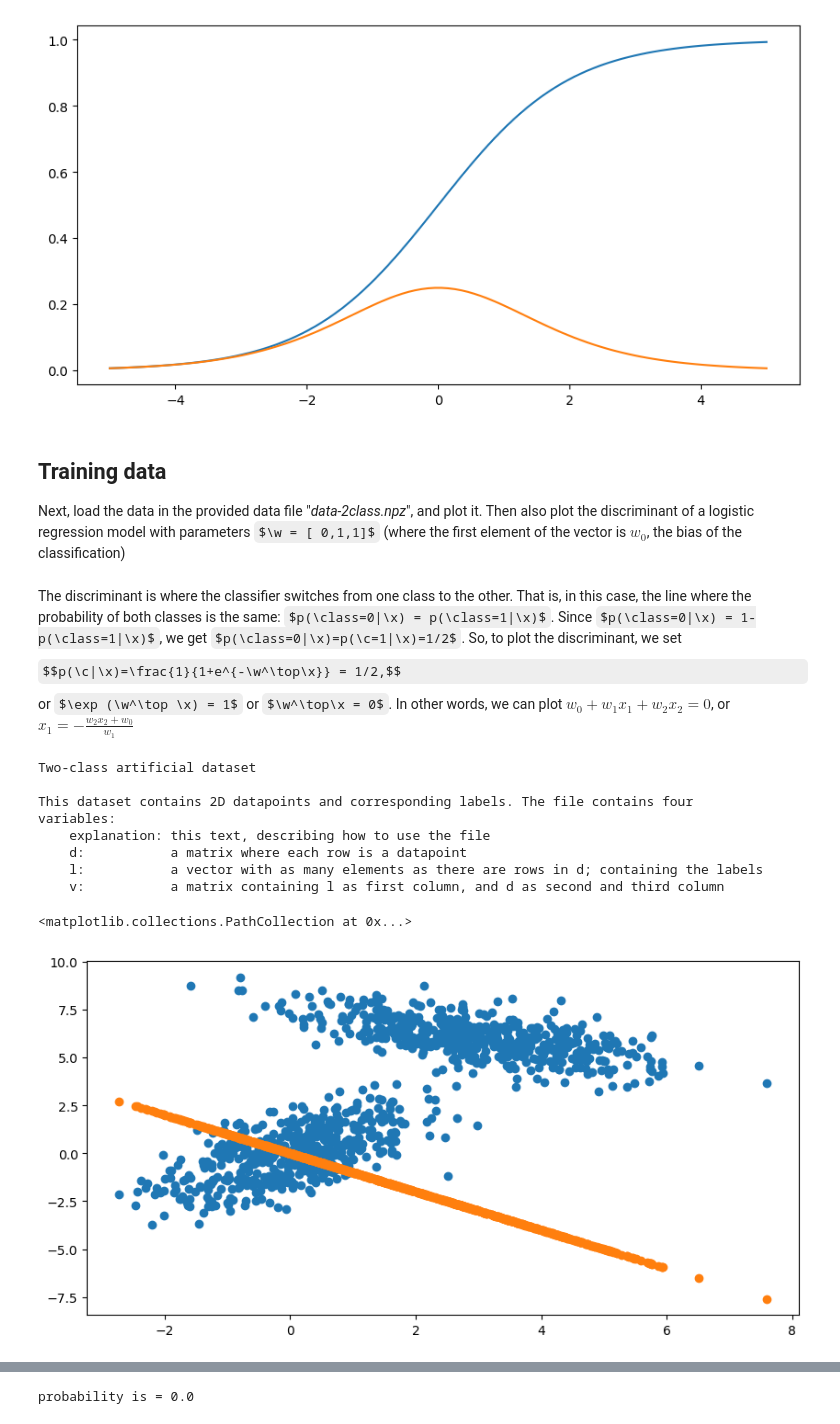
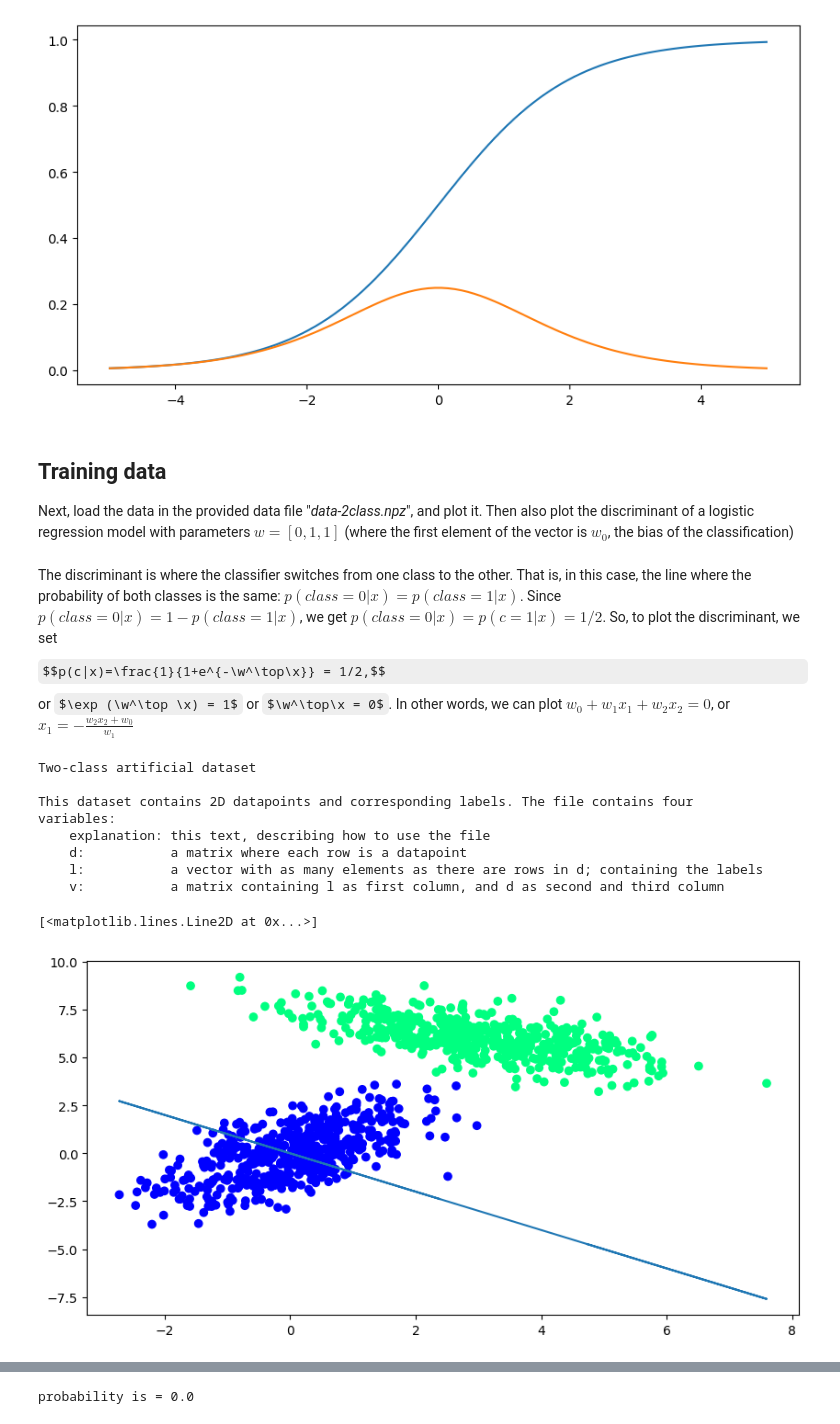
Before and after one commit to masterkram/ut-machine-learning-labs, a Jupyter notebook: Lab 2 - Handout 2023.ipynb, the cells around one changed output, grey strips where cells are left out. Drawn from its saved outputs; the diff is of its cells as text; code cells hidden in the pictures; some formulas as TeX source.

```diff
--- a/Lab 2 - Handout 2023.ipynb
+++ b/Lab 2 - Handout 2023.ipynb
@@ -69,33 +69,38 @@ plt.plot(x,y_prime)
 # %% [markdown]
 ## Training data
 
-Next, load the data in the provided data file "*data-2class.npz*", and plot it. Then also plot the discriminant of a logistic regression model with parameters $\w = [ 0,1,1]$ (where the first element of the vector is $w_0$, the bias of the classification)
+Next, load the data in the provided data file "*data-2class.npz*", and plot it. Then also plot the discriminant of a logistic regression model with parameters $w = [0,1,1]$ (where the first element of the vector is $w_0$, the bias of the classification)
 # %% [markdown]
-The discriminant is where the classifier switches from one class to the other. That is, in this case, the line where the probability of both classes is the same: $p(\class=0|\x) = p(\class=1|\x)$. Since $p(\class=0|\x) = 1-p(\class=1|\x)$, we get $p(\class=0|\x)=p(\c=1|\x)=1/2$. So, to plot the discriminant, we set $$p(\c|\x)=\frac{1}{1+e^{-\w^\top\x}} = 1/2,$$
+The discriminant is where the classifier switches from one class to the other. That is, in this case, the line where the probability of both classes is the same: $p(class=0|x) = p(class=1|x)$. Since $p(class=0|x) = 1-p(class=1|x)$, we get $p(class=0|x)=p(c=1|x)=1/2$. So, to plot the discriminant, we set $$p(c|x)=\frac{1}{1+e^{-\w^\top\x}} = 1/2,$$
 or $\exp (\w^\top \x) = 1$ or $\w^\top\x = 0$. In other words, we can plot
 $w_0+w_1x_1 + w_2x_2 = 0$, or $x_1 = -\frac{w_2x_2+w_0}{w_1}$
 # %%
 data = np.load("data/data-2class.npz")
 d = data['d']
 l = data['l']
 print(data['explanation'])
 
+baran = False
+real_weights = [0,1,1]
+weights = [-8.4,1,1.5] if baran else real_weights
+
 # Your code comes here
-discriminant = -(d[:, 0] * 1 + 0) / 1
+# -(x2 * 1 + w0) / 1
+discriminant = -(d[:, 0] * weights[1] + weights[0]) / weights[2]
 
-plt.scatter(d[:, 0], d[:, 1])
-plt.scatter(d[:,0], discriminant)
+plt.scatter(d[:, 0], d[:, 1], c=l, cmap='winter')
+plt.plot(d[:,0], discriminant)
 # %% [output]
 Two-class artificial dataset
 
 This dataset contains 2D datapoints and corresponding labels. The file contains four
 variables:
     explanation: this text, describing how to use the file
     d:           a matrix where each row is a datapoint
     l:           a vector with as many elements as there are rows in d; containing the labels
     v:           a matrix containing l as first column, and d as second and third column
-<matplotlib.collections.PathCollection at 0x...>
+[<matplotlib.lines.Line2D at 0x...>]
-[figure, old version]
+[figure, new version]
 # %% [markdown]
 
 ## Probability of the given labels for all datapoints
```
Also changed, not shown: parts of 3 cells of this notebook, 1 other file.
